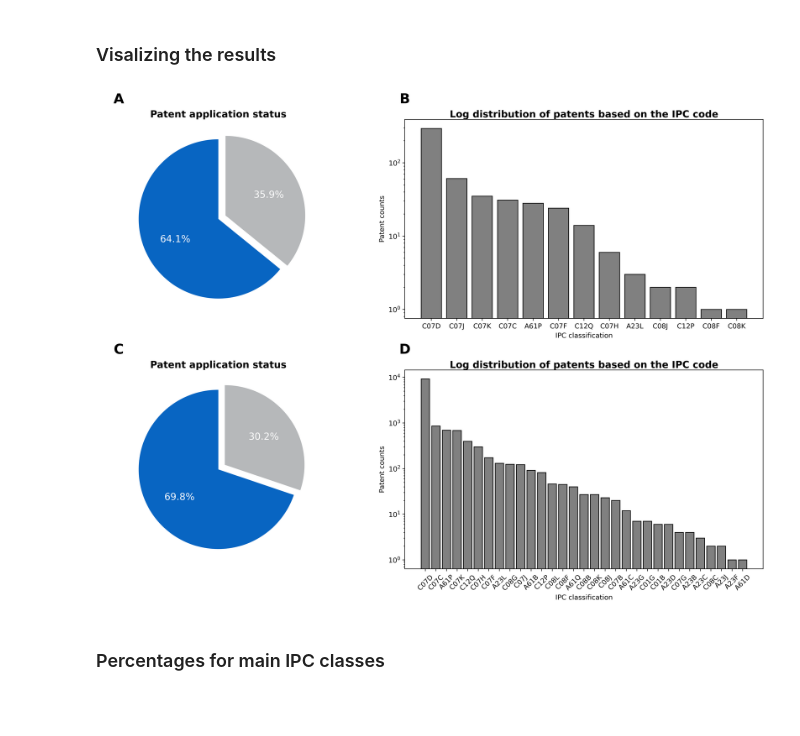
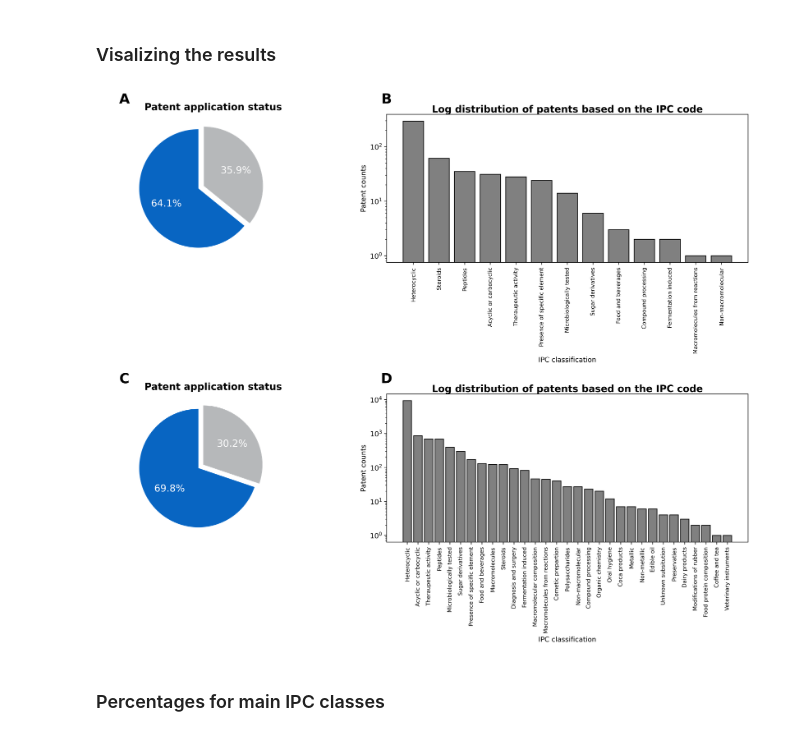
Before and after one commit to Fraunhofer-ITMP/Pharmaceutical-patent-landscaping, a Jupyter notebook: notebooks/3_1_patent_overview.ipynb, the cells around one changed output. Saved outputs shown, nothing was run; the diff lists cells and outputs as text; code cells hidden in the pictures; blank space fills up the shorter version.

Commit message:
update figure 2

```diff
--- a/notebooks/3_1_patent_overview.ipynb
+++ b/notebooks/3_1_patent_overview.ipynb
@@ -104,3 +140,6 @@ alzheimer_disease_ipc_df.head(2)
+# %%
+rare_disease_ipc_df['ipc'] = rare_disease_ipc_df['ipc'].map(IPC_CODE_MAPPER)
+alzheimer_disease_ipc_df['ipc'] = alzheimer_disease_ipc_df['ipc'].map(IPC_CODE_MAPPER)
 # %% [markdown]
 ### Generate patent status dataframe
 # %%
@@ -167,8 +206,7 @@ plt.pie(
 )
 plt.title(
     'Patent application status',
-    horizontalalignment='center', size=14,
-    verticalalignment='center', weight='bold',
+    y=1.0, size=14, x=0.6, weight='bold',
 )
 plt.text(0, 1.1, string.ascii_uppercase[0],
         size=20, weight='bold', horizontalalignment='center',
@@ -186,6 +224,7 @@ plt.bar(
 )
 plt.ylabel('Patent counts')
 plt.xlabel('IPC classification')
+plt.xticks(rotation=90, fontsize=8)
 plt.title(
     'Log distribution of patents based on the IPC code',
     horizontalalignment='center', size=14,
@@ -209,42 +248,41 @@ plt.pie(
 )
 plt.title(
     "Patent application status",
-    horizontalalignment='center', size=14,
-    verticalalignment='center', weight='bold'
+    y=1.0, size=14, x=0.6, weight='bold',
 )
 plt.text(0, 1.1, string.ascii_uppercase[2],
         size=20, weight='bold', horizontalalignment='center',
         verticalalignment='center',
         transform = plt.gca().transAxes)
 
 # Histogram for alzheimers - IPC classification
 plt.subplot(3,2,4)
 plt.bar(
     x=alzheimer_disease_ipc_df.ipc,
     height=alzheimer_disease_ipc_df.patent_count,
     edgecolor='black',
     color='grey',
     log=True
 )
 plt.ylabel('Patent counts')
 plt.xlabel('IPC classification')
-plt.xticks(rotation=45)
+plt.xticks(rotation=90, fontsize=8)
 plt.title(
     "Log distribution of patents based on the IPC code",
     horizontalalignment='center', size=14,
     verticalalignment='center', weight='bold'
 )
 plt.text(0, 1.1, string.ascii_uppercase[3],
         size=20, weight='bold', horizontalalignment='center',
         verticalalignment='center',
         transform = plt.gca().transAxes)
 
 
 plt.tight_layout()
 plt.savefig(f'{FIG_DIR}/figure_2.png', bbox_inches='tight', dpi=400)
 plt.show()
 # %% [output]
-[figure, old version]
+[figure, new version]
 # %% [markdown]
 ### Percentages for main IPC classes
 # %%
```
Also changed, not shown: parts of 4 cells of this notebook, 1 other file.
